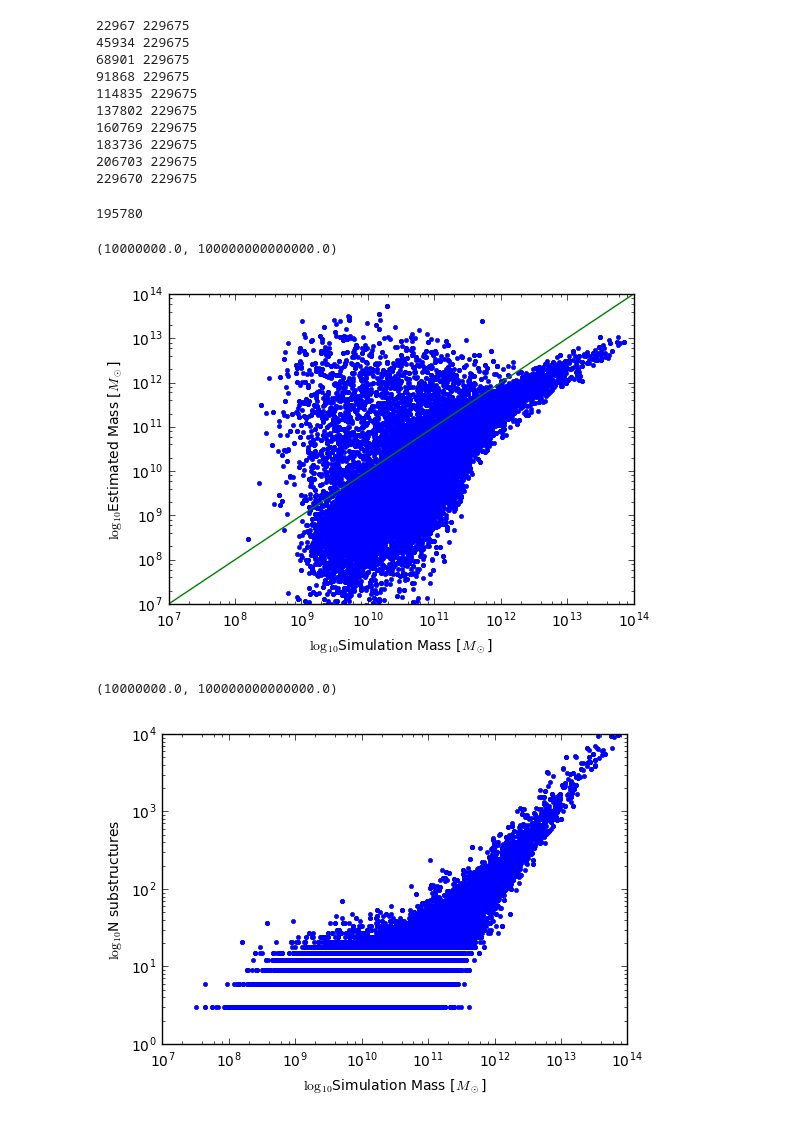
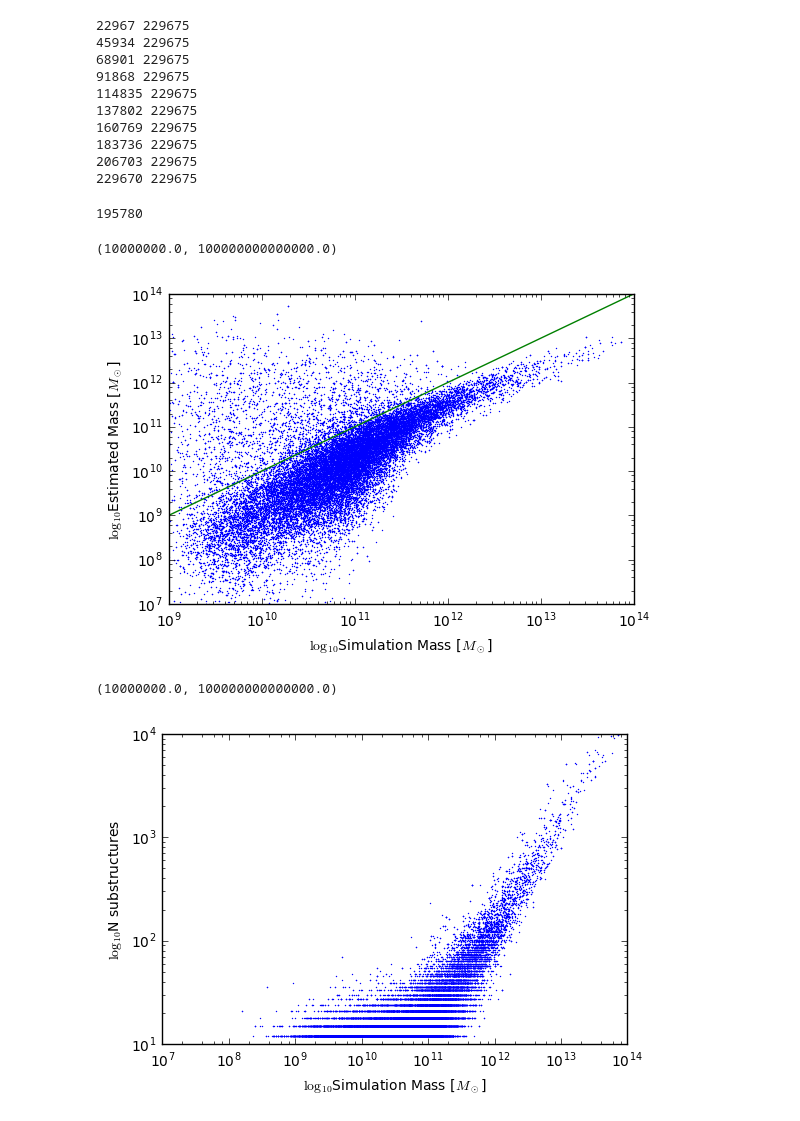
Before and after one commit to forero/IllustrisGroups, a Jupyter notebook: src/group_exploration.ipynb, the cells around one changed output. Saved outputs shown, nothing was run; the diff lists cells and outputs as text; code cells hidden in the pictures.

Commit message:
new plots for n_subs > 10

```diff
--- a/src/group_exploration.ipynb
+++ b/src/group_exploration.ipynb
@@ -86,36 +87,39 @@ np.savetxt('../data/summary.dat', a,
 183736 229675
 206703 229675
 229670 229675
+# %%
+data = np.loadtxt('../data/summary.dat')
+virial_masses, sim_masses, n_subs_in_halo = data.T
 # %%
 plt.xscale('log')
 plt.yscale('log')
 ii = n_subs_in_halo>10
 print(np.count_nonzero(~ii))
-plt.plot(sim_masses[ii], virial_masses[ii], '.')
+plt.plot(sim_masses[ii], virial_masses[ii], '.', markersize=1)
 x = np.logspace(7, 14, num=20)
 plt.plot(x,x)
 plt.xlabel('$\log_{10}$Simulation Mass [$M_\odot$]')
 plt.ylabel('$\log_{10}$Estimated Mass [$M_\odot$]')
 ax = plt.axes()
-ax.set_xlim([1E7, 1E14])
+ax.set_xlim([1E9, 1E14])
 ax.set_ylim([1E7, 1E14])
 # %% [output]
 195780
 (10000000.0, 100000000000000.0)
-[figure, old version]
+[figure, new version]
 # %%
 plt.xscale('log')
 plt.yscale('log')
-ii = n_subs_in_halo>1
-plt.plot(sim_masses[ii], n_subs_in_halo[ii], '.')
+ii = n_subs_in_halo>10
+plt.plot(sim_masses[ii], n_subs_in_halo[ii], '.', markersize=1)
 x = np.logspace(7, 14, num=20)
 plt.plot(x,x)
 plt.ylabel('$\log_{10}$N substructures')
 plt.xlabel('$\log_{10}$Simulation Mass [$M_\odot$]')
 ax = plt.axes()
-ax.set_ylim([1, 1E4])
+ax.set_ylim([10, 1E4])
 ax.set_xlim([1E7, 1E14])
 # %% [output]
 (10000000.0, 100000000000000.0)
-[figure, old version]
+[figure, new version]
 # %%
```
Also changed, not shown: parts of 3 cells of this notebook.
